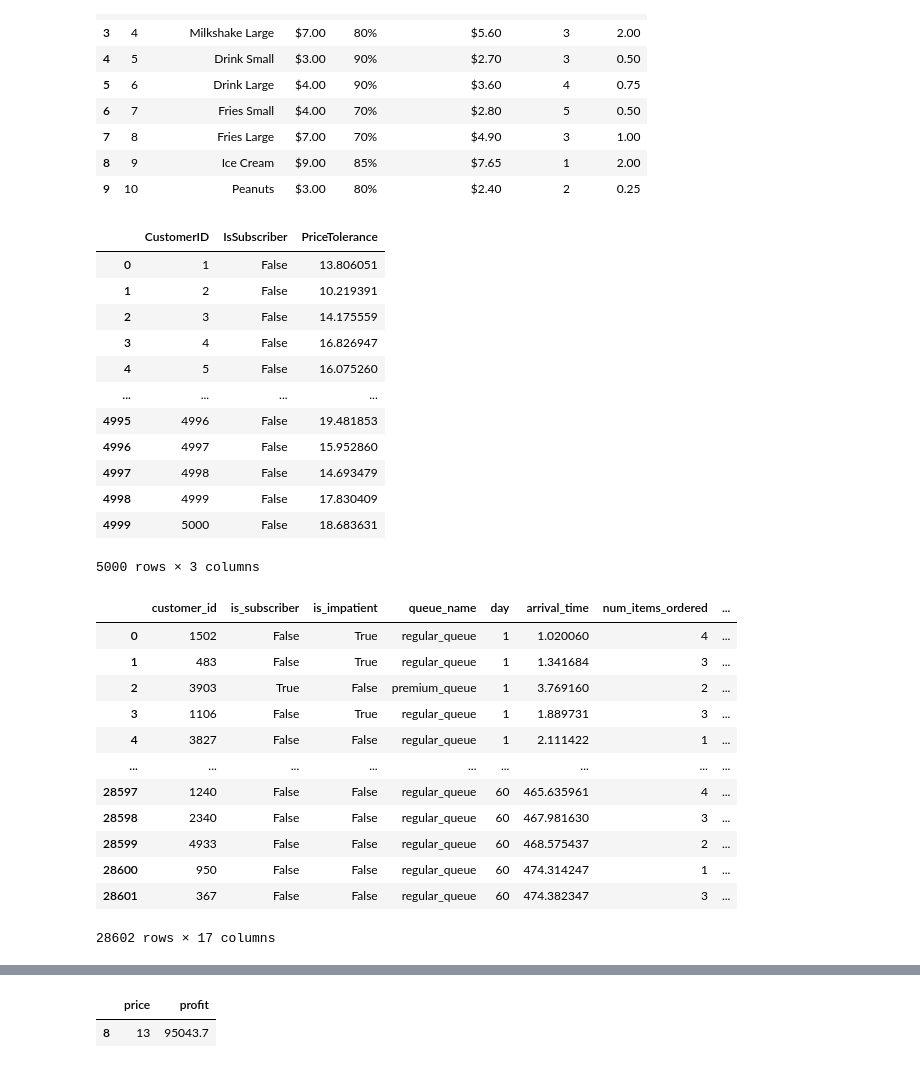
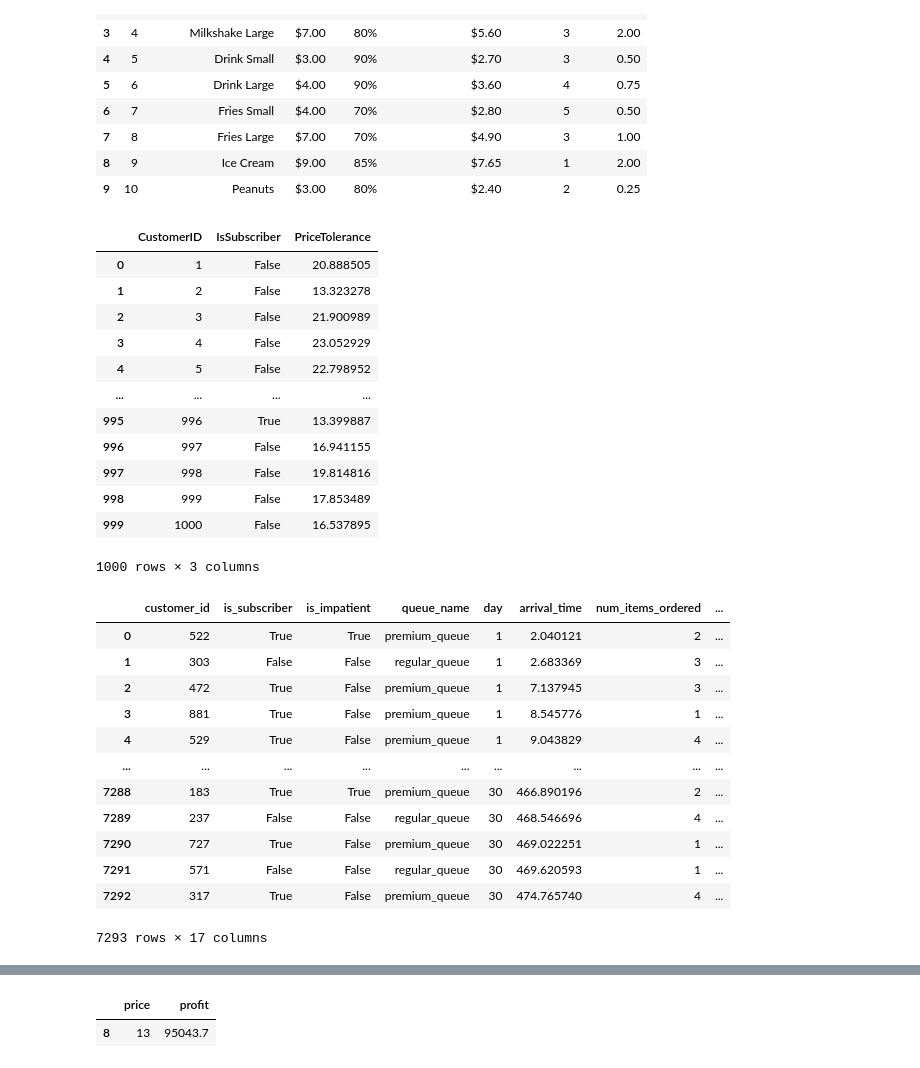
Before and after one commit to MichaelRocchio/MSDS_460, a Jupyter notebook: Term_Assignment/term_assign.ipynb, the cells around one changed output, grey strips where cells are left out. Saved outputs shown, nothing was run; the diff lists cells and outputs as text; code cells hidden in the pictures.

```diff
--- a/Term_Assignment/term_assign.ipynb
+++ b/Term_Assignment/term_assign.ipynb
@@ -24,12 +24,12 @@ random.seed(RANDOM_SEED)
 
 PERCENT_SUBSCRIBERS = 0.10  # Percentage of customers who are subscribers
 PREMIUM_MEMBERSHIP_PRICE = 20  # Adjustable premium membership price
-NUM_CUSTOMERS = 5000  # Total number of unique customers in the customer base
+NUM_CUSTOMERS = 1000  # Total number of unique customers in the customer base
 
 
 customer_ids = range(1, NUM_CUSTOMERS + 1)
 is_subscriber = np.random.rand(NUM_CUSTOMERS) < PERCENT_SUBSCRIBERS
-price_tolerance = np.random.normal(15, 2, NUM_CUSTOMERS)  # Normal dist with mean 20 and std 5
+price_tolerance = np.random.normal(20, 5, NUM_CUSTOMERS)  # Normal dist with mean 20 and std 5
 customer_base_df = pd.DataFrame({
     'CustomerID': customer_ids,
     'IsSubscriber': is_subscriber,
@@ -39,26 +39,26 @@ customer_base_df.to_csv('customer_base.csv', index=False)
 customer_base_df
 # %% [output]
 |  | CustomerID | IsSubscriber | PriceTolerance |
-| 0 | 1 | False | 13.806051 |
-| 1 | 2 | False | 10.219391 |
-| 2 | 3 | False | 14.175559 |
-| 3 | 4 | False | 16.826947 |
-| 4 | 5 | False | 16.075260 |
+| 0 | 1 | False | 20.888505 |
+| 1 | 2 | False | 13.323278 |
+| 2 | 3 | False | 21.900989 |
+| 3 | 4 | False | 23.052929 |
+| 4 | 5 | False | 22.798952 |
 | ... | ... | ... | ... |
-| 4995 | 4996 | False | 19.481853 |
-| 4996 | 4997 | False | 15.952860 |
-| 4997 | 4998 | False | 14.693479 |
-| 4998 | 4999 | False | 17.830409 |
-| 4999 | 5000 | False | 18.683631 |
+| 995 | 996 | True | 13.399887 |
+| 996 | 997 | False | 16.941155 |
+| 997 | 998 | False | 19.814816 |
+| 998 | 999 | False | 17.853489 |
+| 999 | 1000 | False | 16.537895 |
-5000 rows × 3 columns
+1000 rows × 3 columns
 # %%
 
 np.random.seed(RANDOM_SEED)
 random.seed(RANDOM_SEED)
 
-DAYS_IN_SIMULATION = 30 * 2
+DAYS_IN_SIMULATION = 30
 SIMULATION_TIME_PER_DAY = 8 * 60  # 8 hours per day in minutes
-ARRIVAL_RATE = 1  # Average time between arrivals
+ARRIVAL_RATE = 2  # Average time between arrivals
 MAX_QUEUE_LENGTH_REGULAR = 5  # Maximum queue length before regular customers start balking
 MAX_QUEUE_LENGTH_IMPATIENT = 3  # Maximum queue length for impatient customers
 RENEGING_TIME_REGULAR = 8  # Time after which a regular customer may renege
@@ -117,45 +117,45 @@ class Customer:
 def burger_shop(env, regular_queue, premium_queue, day, customer_base, premium_price):
     while True:
         arrival_interval = random.expovariate(1.0 / ARRIVAL_RATE)
         yield env.timeout(arrival_interval)
 
         selected_customer = customer_base.sample(1).iloc[0]
         customer_id = selected_customer['CustomerID']
         price_tolerance = selected_customer['PriceTolerance']
         is_subscriber = selected_customer['IsSubscriber'] or (price_tolerance >= premium_price)
 
         is_impatient = random.random() < IMPATIENCE_PROBABILITY
         queue = premium_queue if is_subscriber else regular_queue
         queue_name = 'premium_queue' if is_subscriber else 'regular_queue'
 
         customer = Customer(env, customer_id, queue, queue_name, day, is_subscriber, is_impatient)
         env.process(customer.order())
 
 for day in range(1, DAYS_IN_SIMULATION + 1):
     env = simpy.Environment()
     regular_queue = simpy.Resource(env, capacity=1)
     premium_queue = simpy.Resource(env, capacity=1)
     env.process(burger_shop(env, regular_queue, premium_queue, day, customer_base_df, PREMIUM_MEMBERSHIP_PRICE))
     env.run(until=SIMULATION_TIME_PER_DAY)
 
 df = pd.DataFrame(customer_records)
 
 df['wait_time'] = df['departure_time'] - df['arrival_time']
 df
 # %% [output]
 |  | customer_id | is_subscriber | is_impatient | queue_name | day | arrival_time | num_items_ordered | ... |
-| 0 | 1502 | False | True | regular_queue | 1 | 1.020060 | 4 | ... |
-| 1 | 483 | False | True | regular_queue | 1 | 1.341684 | 3 | ... |
-| 2 | 3903 | True | False | premium_queue | 1 | 3.769160 | 2 | ... |
-| 3 | 1106 | False | True | regular_queue | 1 | 1.889731 | 3 | ... |
-| 4 | 3827 | False | False | regular_queue | 1 | 2.111422 | 1 | ... |
+| 0 | 522 | True | True | premium_queue | 1 | 2.040121 | 2 | ... |
+| 1 | 303 | False | False | regular_queue | 1 | 2.683369 | 3 | ... |
+| 2 | 472 | True | False | premium_queue | 1 | 7.137945 | 3 | ... |
+| 3 | 881 | True | False | premium_queue | 1 | 8.545776 | 1 | ... |
+| 4 | 529 | True | False | premium_queue | 1 | 9.043829 | 4 | ... |
 | ... | ... | ... | ... | ... | ... | ... | ... | ... |
-| 28597 | 1240 | False | False | regular_queue | 60 | 465.635961 | 4 | ... |
-| 28598 | 2340 | False | False | regular_queue | 60 | 467.981630 | 3 | ... |
-| 28599 | 4933 | False | False | regular_queue | 60 | 468.575437 | 2 | ... |
-| 28600 | 950 | False | False | regular_queue | 60 | 474.314247 | 1 | ... |
-| 28601 | 367 | False | False | regular_queue | 60 | 474.382347 | 3 | ... |
+| 7288 | 183 | True | True | premium_queue | 30 | 466.890196 | 2 | ... |
+| 7289 | 237 | False | False | regular_queue | 30 | 468.546696 | 4 | ... |
+| 7290 | 727 | True | False | premium_queue | 30 | 469.022251 | 1 | ... |
+| 7291 | 571 | False | False | regular_queue | 30 | 469.620593 | 1 | ... |
+| 7292 | 317 | True | False | premium_queue | 30 | 474.765740 | 4 | ... |
-28602 rows × 17 columns
+7293 rows × 17 columns
 # %%
 df.groupby(['is_subscriber', 'is_impatient', 'queue_name', 'action'])[['action']].count()
 # %% [output]
```
Also changed, not shown: parts of 15 cells of this notebook, 7 other files.
